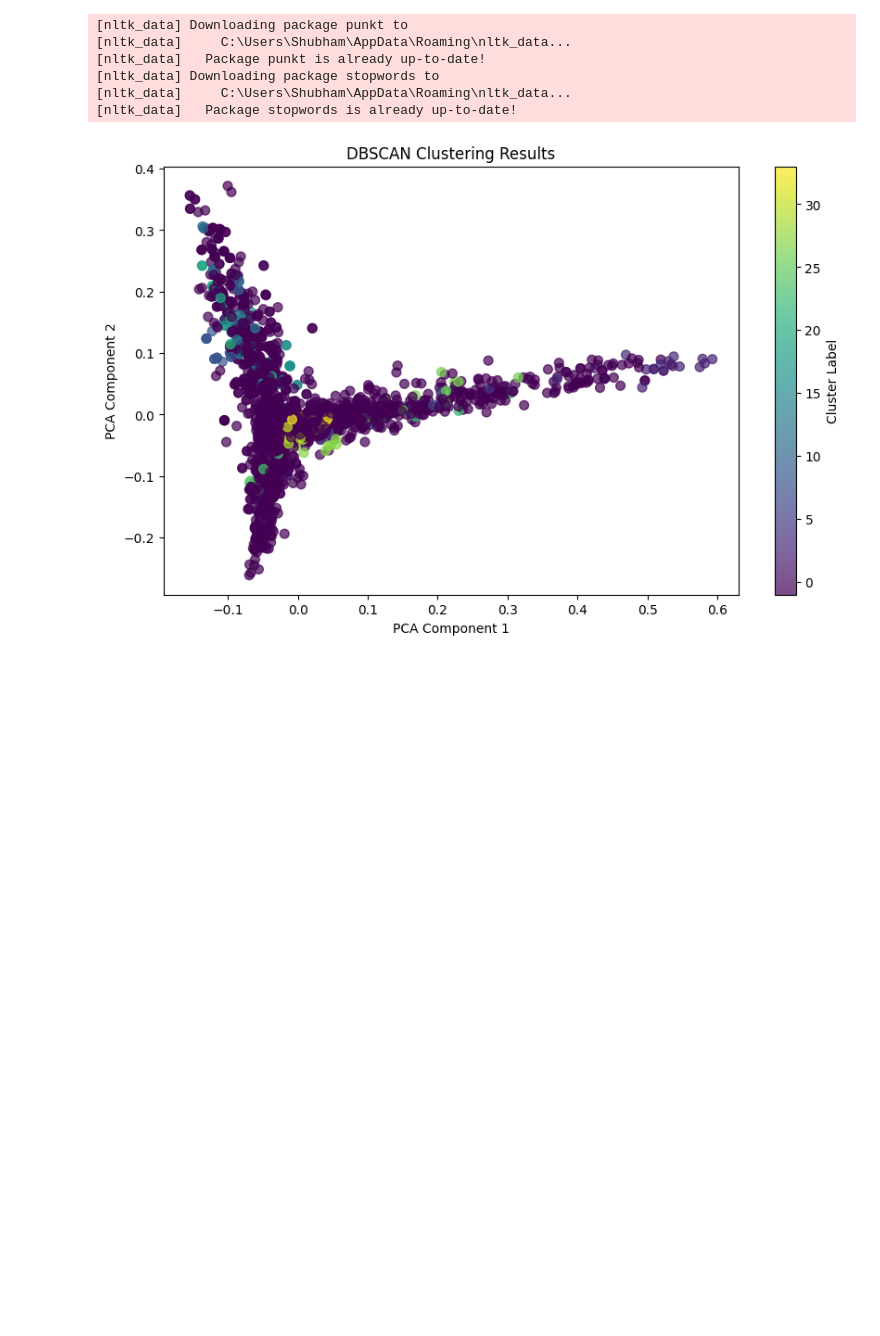
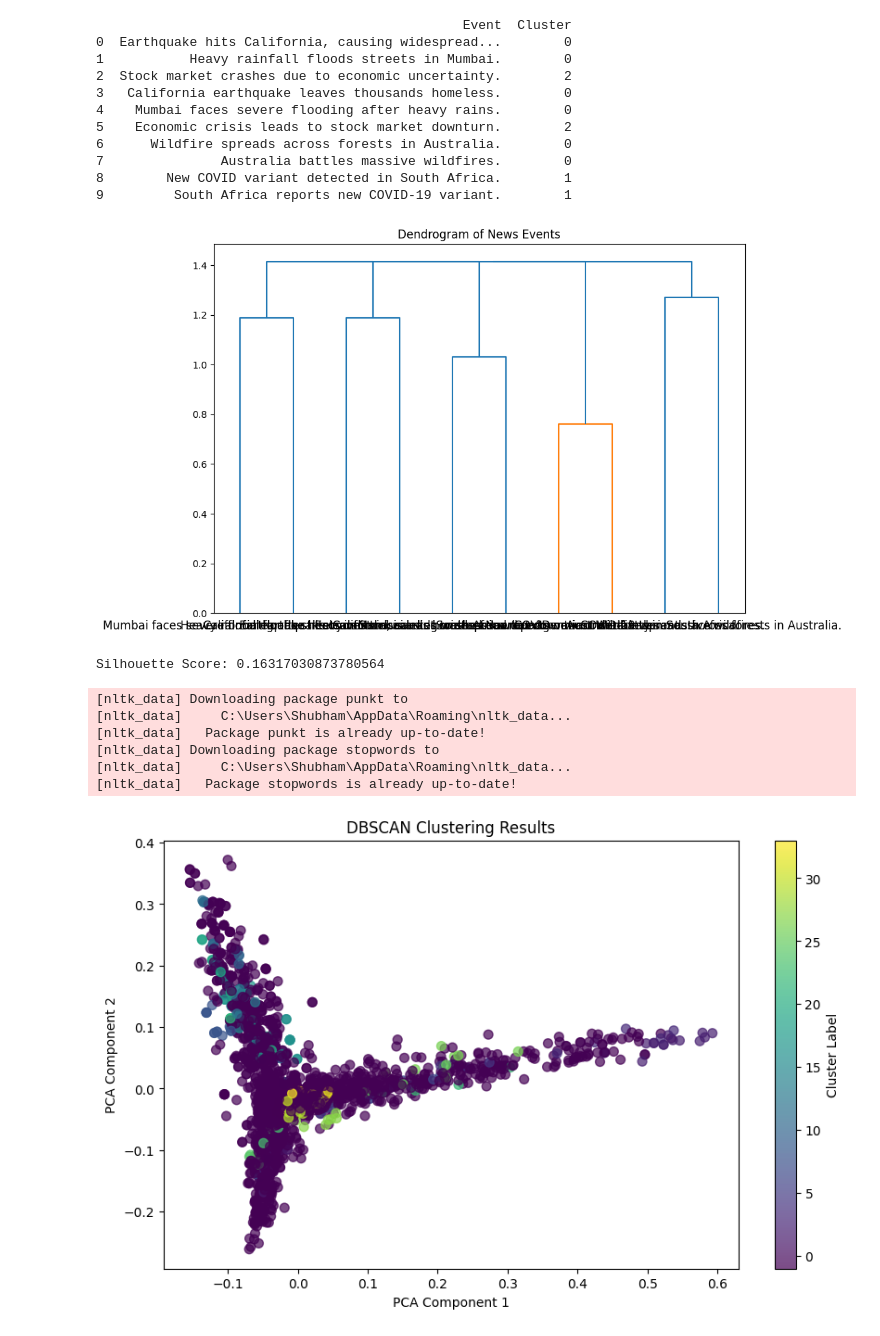
Before and after one commit to jnvshubham7/Event-Extraction, a Jupyter notebook: All_Files/1.ipynb, the cells around one changed output. Drawn from its saved outputs; the diff is of its cells as text; code cells hidden in the pictures; blank space fills up the shorter version.

```diff
--- a/All_Files/1.ipynb
+++ b/All_Files/1.ipynb
@@ -1,3 +1,63 @@
+# %%
+import pandas as pd
+from sklearn.feature_extraction.text import TfidfVectorizer
+from sklearn.cluster import AgglomerativeClustering
+from sklearn.metrics.pairwise import cosine_similarity
+import matplotlib.pyplot as plt
+from scipy.cluster.hierarchy import dendrogram, linkage
+from sklearn.metrics import silhouette_score
+
+# Sample data: Replace this with your news event data
+news_events = [
+    "Earthquake hits California, causing widespread damage.",
+    "Heavy rainfall floods streets in Mumbai.",
+    "Stock market crashes due to economic uncertainty.",
+    "California earthquake leaves thousands homeless.",
+    "Mumbai faces severe flooding after heavy rains.",
+    "Economic crisis leads to stock market downturn.",
+    "Wildfire spreads across forests in Australia.",
+    "Australia battles massive wildfires.",
+    "New COVID variant detected in South Africa.",
+    "South Africa reports new COVID-19 variant."
+]
+
+# Step 1: Convert text to TF-IDF features
+vectorizer = TfidfVectorizer(stop_words='english')
+X = vectorizer.fit_transform(news_events)
+
+# Step 2: Perform Agglomerative Clustering
+n_clusters = 3  # Number of clusters (you can adjust this)
+agglo = AgglomerativeClustering(n_clusters=n_clusters)
+clusters = agglo.fit_predict(X.toarray())
+
+# Add clusters to the data
+df = pd.DataFrame({'Event': news_events, 'Cluster': clusters})
+print(df)
+
+# Step 3: Visualize the hierarchy (optional)
+linked = linkage(X.toarray(), method='average')
+plt.figure(figsize=(10, 7))
+dendrogram(linked, orientation='top', labels=news_events, distance_sort='descending', show_leaf_counts=True)
+plt.title("Dendrogram of News Events")
+plt.show()
+
+
+sil_score = silhouette_score(X, clusters)
+print("Silhouette Score:", sil_score)
+# %% [output]
+                                               Event  Cluster
+0  Earthquake hits California, causing widespread...        0
+1           Heavy rainfall floods streets in Mumbai.        0
+2  Stock market crashes due to economic uncertainty.        2
+3   California earthquake leaves thousands homeless.        0
+4    Mumbai faces severe flooding after heavy rains.        0
+5    Economic crisis leads to stock market downturn.        2
+6      Wildfire spreads across forests in Australia.        0
+7               Australia battles massive wildfires.        0
+8        New COVID variant detected in South Africa.        1
+9         South Africa reports new COVID-19 variant.        1
+[figure, added]
+Silhouette Score: 0.16317030873780564
 # %%
 # Importing required libraries
 import pandas as pd
```
Also changed, not shown: 1 other file.
